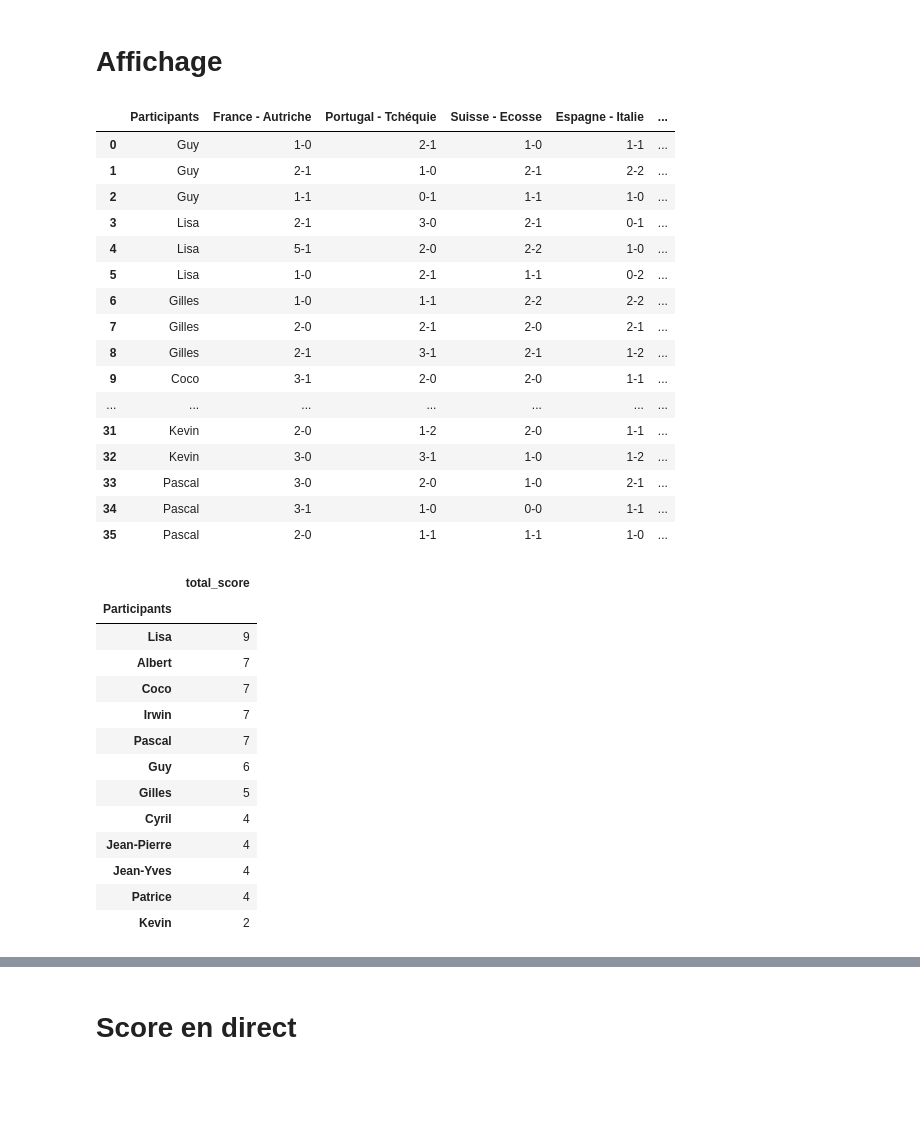
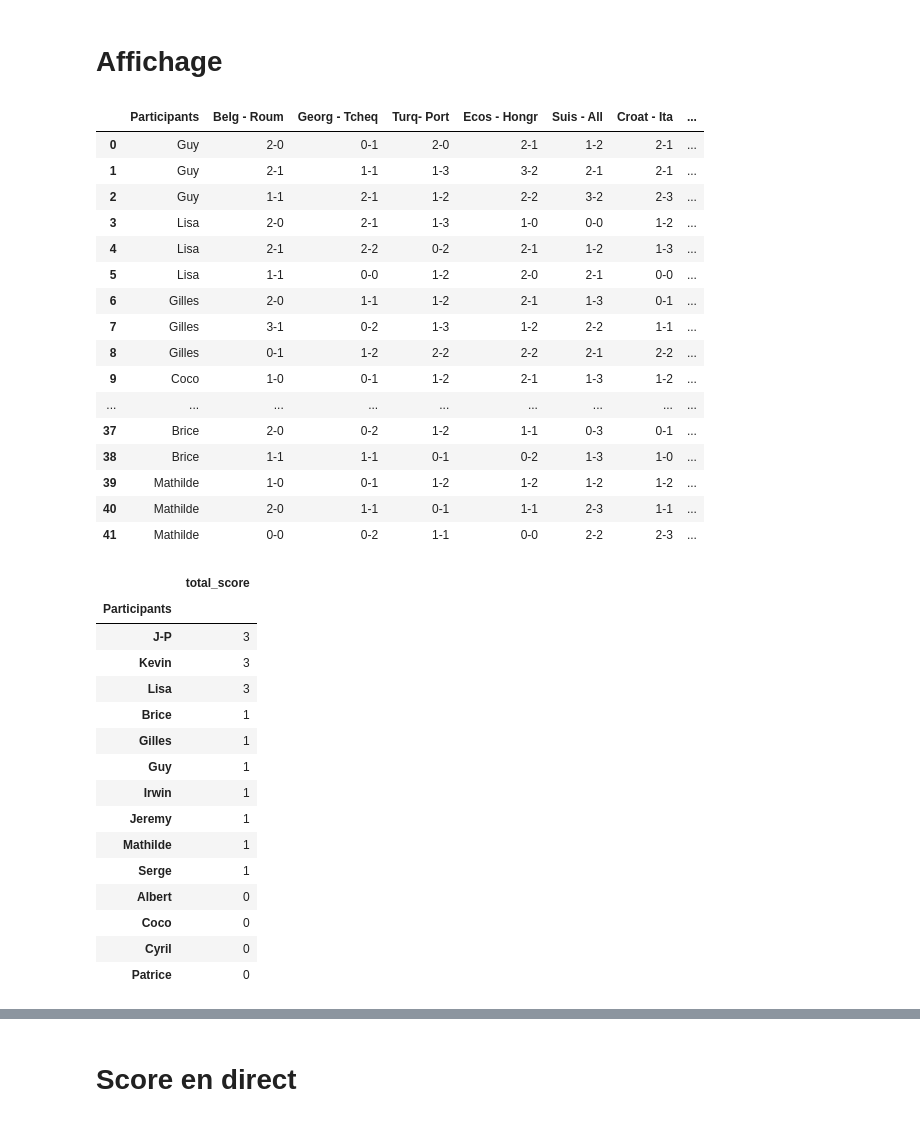
Before and after one commit to coraliegrobel/Classement, a Jupyter notebook: test2.ipynb, the cells around one changed output, grey strips where cells are left out. Saved outputs shown, nothing was run; the diff lists cells and outputs as text; code cells hidden in the pictures; blank space fills up the shorter version.

```diff
--- a/test2.ipynb
+++ b/test2.ipynb
@@ -10,3 +8,5 @@ all_match = ['France - Autriche', 'Portugal - Tchéquie','Suisse - Ecosse', 'Esp
+# %%
+all_match = df.drop("Participants",axis = 1).columns
 # %%
 def compute_winner(x):
     if(len(x)<4):
@@ -29,11 +40,7 @@ for match in all_match:
     b = match + " score_final"
     df[b] = "Pas joué"
 # %%
-df["France - Autriche score_final"] = "1-0"
-df["Portugal - Tchéquie score_final"] = "2-1"
-df['Suisse - Ecosse score_final'] = "1-1"
-df['Espagne - Italie score_final'] = "1-0"
-df["Pays-Bas - France score_final"] = "0-0"
+df["Georg - Tcheq score_final"] = "0-0"
 # %%
 for match in all_match:
     s = match + " points"
@@ -52,28 +59,28 @@ df['total_score'] = df[score_columns].sum(axis=1)
 # %% [markdown]
 # Affichage
 # %%
-affichage = ['Participants', 'France - Autriche', 'Portugal - Tchéquie',
-       'Suisse - Ecosse', 'Espagne - Italie',"Pays-Bas - France",'France - Autriche points','Portugal - Tchéquie points','Suisse - Ecosse points',
-            'Espagne - Italie points',"Pays-Bas - France points", "total_score"]
+affichage = ['Participants', 'Belg - Roum', 'Georg - Tcheq', 'Turq- Port',
+       'Ecos - Hongr', 'Suis - All', 'Croat - Ita', 'Alban - Esp',
+       'Dan - Serb', 'Angl - Slo', 'Fra - Pol', 'Pays-B - Autri', "total_score"]
 df[affichage]
 # %% [output]
-|  | Participants | France - Autriche | Portugal - Tchéquie | Suisse - Ecosse | Espagne - Italie | ... |
-| 0 | Guy | 1-0 | 2-1 | 1-0 | 1-1 | ... |
-| 1 | Guy | 2-1 | 1-0 | 2-1 | 2-2 | ... |
-| 2 | Guy | 1-1 | 0-1 | 1-1 | 1-0 | ... |
-| 3 | Lisa | 2-1 | 3-0 | 2-1 | 0-1 | ... |
-| 4 | Lisa | 5-1 | 2-0 | 2-2 | 1-0 | ... |
-| 5 | Lisa | 1-0 | 2-1 | 1-1 | 0-2 | ... |
-| 6 | Gilles | 1-0 | 1-1 | 2-2 | 2-2 | ... |
-| 7 | Gilles | 2-0 | 2-1 | 2-0 | 2-1 | ... |
-| 8 | Gilles | 2-1 | 3-1 | 2-1 | 1-2 | ... |
-| 9 | Coco | 3-1 | 2-0 | 2-0 | 1-1 | ... |
-| ... | ... | ... | ... | ... | ... | ... |
-| 31 | Kevin | 2-0 | 1-2 | 2-0 | 1-1 | ... |
-| 32 | Kevin | 3-0 | 3-1 | 1-0 | 1-2 | ... |
-| 33 | Pascal | 3-0 | 2-0 | 1-0 | 2-1 | ... |
-| 34 | Pascal | 3-1 | 1-0 | 0-0 | 1-1 | ... |
-| 35 | Pascal | 2-0 | 1-1 | 1-1 | 1-0 | ... |
+|  | Participants | Belg - Roum | Georg - Tcheq | Turq- Port | Ecos - Hongr | Suis - All | Croat - Ita | ... |
+| 0 | Guy | 2-0 | 0-1 | 2-0 | 2-1 | 1-2 | 2-1 | ... |
+| 1 | Guy | 2-1 | 1-1 | 1-3 | 3-2 | 2-1 | 2-1 | ... |
+| 2 | Guy | 1-1 | 2-1 | 1-2 | 2-2 | 3-2 | 2-3 | ... |
+| 3 | Lisa | 2-0 | 2-1 | 1-3 | 1-0 | 0-0 | 1-2 | ... |
+| 4 | Lisa | 2-1 | 2-2 | 0-2 | 2-1 | 1-2 | 1-3 | ... |
+| 5 | Lisa | 1-1 | 0-0 | 1-2 | 2-0 | 2-1 | 0-0 | ... |
+| 6 | Gilles | 2-0 | 1-1 | 1-2 | 2-1 | 1-3 | 0-1 | ... |
+| 7 | Gilles | 3-1 | 0-2 | 1-3 | 1-2 | 2-2 | 1-1 | ... |
+| 8 | Gilles | 0-1 | 1-2 | 2-2 | 2-2 | 2-1 | 2-2 | ... |
+| 9 | Coco | 1-0 | 0-1 | 1-2 | 2-1 | 1-3 | 1-2 | ... |
+| ... | ... | ... | ... | ... | ... | ... | ... | ... |
+| 37 | Brice | 2-0 | 0-2 | 1-2 | 1-1 | 0-3 | 0-1 | ... |
+| 38 | Brice | 1-1 | 1-1 | 0-1 | 0-2 | 1-3 | 1-0 | ... |
+| 39 | Mathilde | 1-0 | 0-1 | 1-2 | 1-2 | 1-2 | 1-2 | ... |
+| 40 | Mathilde | 2-0 | 1-1 | 0-1 | 1-1 | 2-3 | 1-1 | ... |
+| 41 | Mathilde | 0-0 | 0-2 | 1-1 | 0-0 | 2-2 | 2-3 | ... |
 # %%
 test = pd.DataFrame(df.groupby(["Participants"])["total_score"].max().sort_values(ascending=False))
 # %%
@@ -81,18 +88,20 @@ test
 # %% [output]
 |  | total_score |
 | Participants |  |
-| Lisa | 9 |
-| Albert | 7 |
-| Coco | 7 |
-| Irwin | 7 |
-| Pascal | 7 |
-| Guy | 6 |
-| Gilles | 5 |
-| Cyril | 4 |
-| Jean-Pierre | 4 |
-| Jean-Yves | 4 |
-| Patrice | 4 |
-| Kevin | 2 |
+| J-P | 3 |
+| Kevin | 3 |
+| Lisa | 3 |
+| Brice | 1 |
+| Gilles | 1 |
+| Guy | 1 |
+| Irwin | 1 |
+| Jeremy | 1 |
+| Mathilde | 1 |
+| Serge | 1 |
+| Albert | 0 |
+| Coco | 0 |
+| Cyril | 0 |
+| Patrice | 0 |
 # %%
 df[affichage].sort_values("total_score", ascending = False)
 # %% [output]
```
Also changed, not shown: parts of 7 cells of this notebook, 5 other files.
